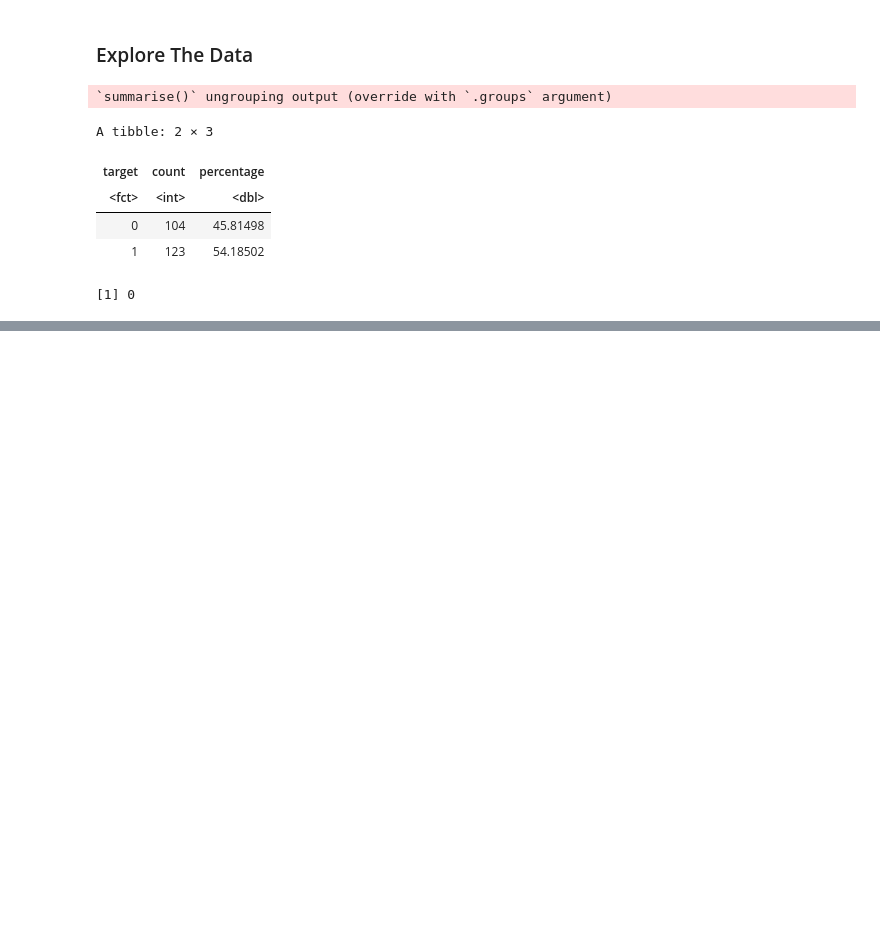
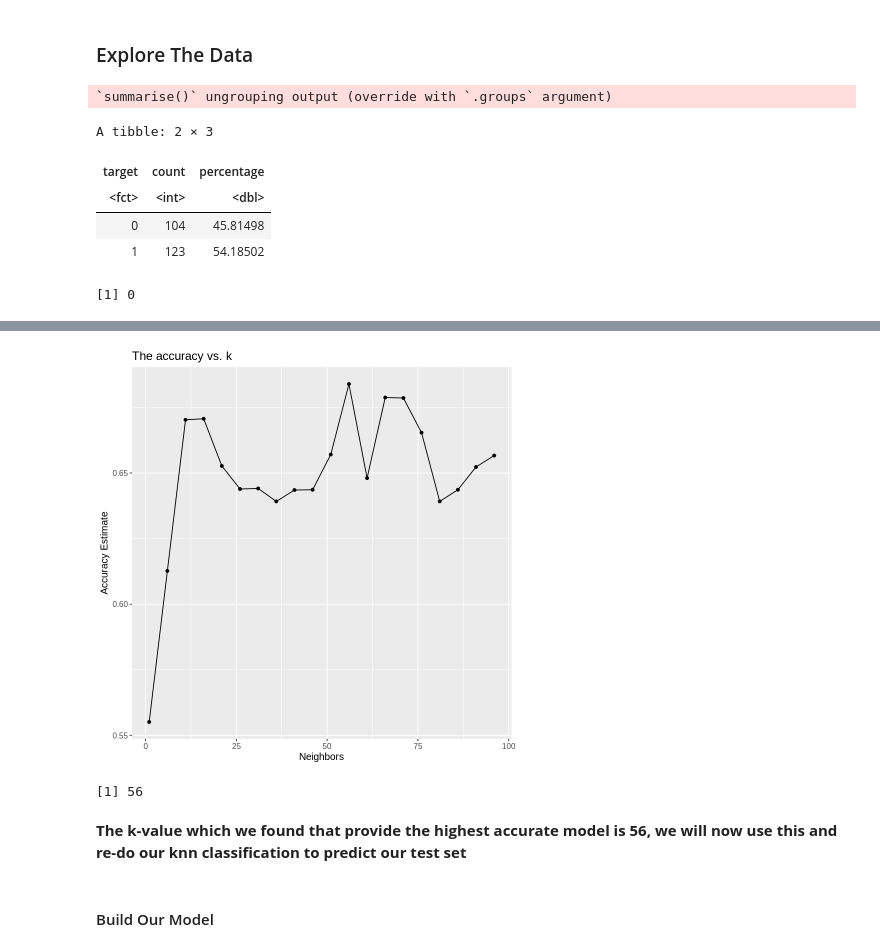
Before and after one commit to sadia-kd/DSCI-Project, a Jupyter notebook: Final Project Report.ipynb, the cells around one changed output, grey strips where cells are left out. Saved outputs shown, nothing was run; the diff lists cells and outputs as text; code cells hidden in the pictures; blank space fills up the shorter version.

Commit message:
add model etc

```diff
--- a/Final Project Report.ipynb
+++ b/Final Project Report.ipynb
@@ -102,0 +133,24 @@ summary(heart_disease_train)
+# %%
+# Set the seed. Don't remove this!
+set.seed(999)
+
+# Create the 5-fold cross-validation on the training set
+
+vfold <- vfold_cv(heart_disease_train, v = 5, strata = target)
+
+# Create a data frame with a neighbors variable that contains the sequence of values of K to try.
+# Containing values from 1 to 100 (stepping by 5)
+
+k_vals <- tibble(neighbors = seq(from = 1, to = 100, by = 5))
+# %%
+# Set the seed. Don't remove this!
+set.seed(999)
+
+# Putting it in a workflow
+
+heart_disease_workflow <- workflow() %>%
+        add_recipe(heart_recipe) %>%
+        add_model(heart_spec) %>%
+        tune_grid(resamples = vfold, grid = k_vals) %>%
+        collect_metrics()
+heart_disease_workflow
@@ -102,0 +168,32 @@ summary(heart_disease_train)
+# %%
+# Plot the 𝑘 vs the accuracy to determine which number of neighbors is best
+
+accuracies <- heart_disease_workflow %>%
+        filter(.metric == "accuracy")
+
+accuracy_vs_k <- ggplot(accuracies, aes(x = neighbors, y = mean)) +
+        geom_point() +
+        geom_line() +
+        labs(x = "Neighbors", y = "Accuracy Estimate") +
+        theme(text = element_text(size = 12)) +
+        ggtitle("The accuracy vs. k")
+
+accuracy_vs_k
+# %% [output]
+[figure, added]
+# %%
+# Find the # Neighbors through data
+
+k_accurate <- heart_disease_workflow %>%
+        filter(.metric == "accuracy") %>%
+        arrange(mean) %>%
+        tail(1) %>%
+        pull(neighbors)
+
+k_accurate
+# %% [output]
+[1] 56
+# %% [markdown]
+**The k-value which we found that provide the highest accurate model is 56, we will now use this and re-do our knn classification to predict our test set**
+# %% [markdown]
+#### Build Our Model
```
Also changed, not shown: parts of 17 cells of this notebook.
